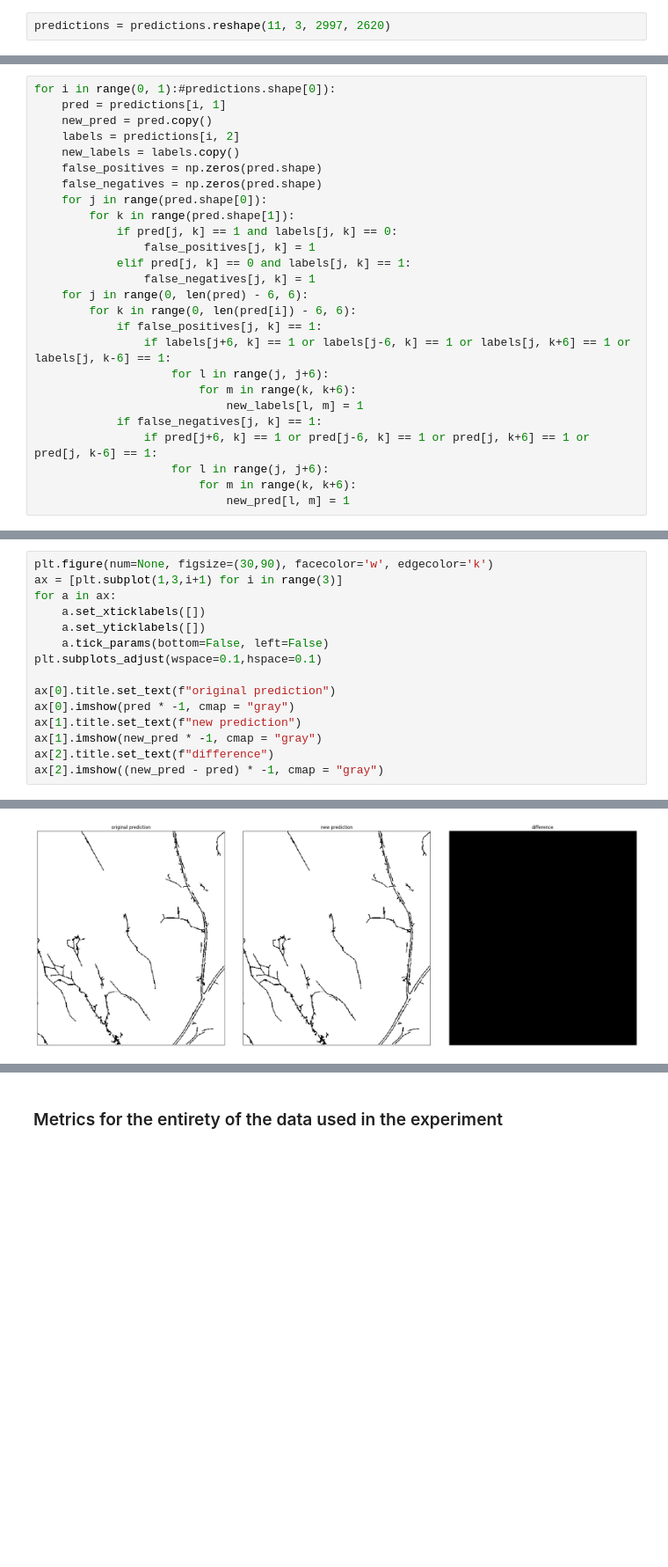
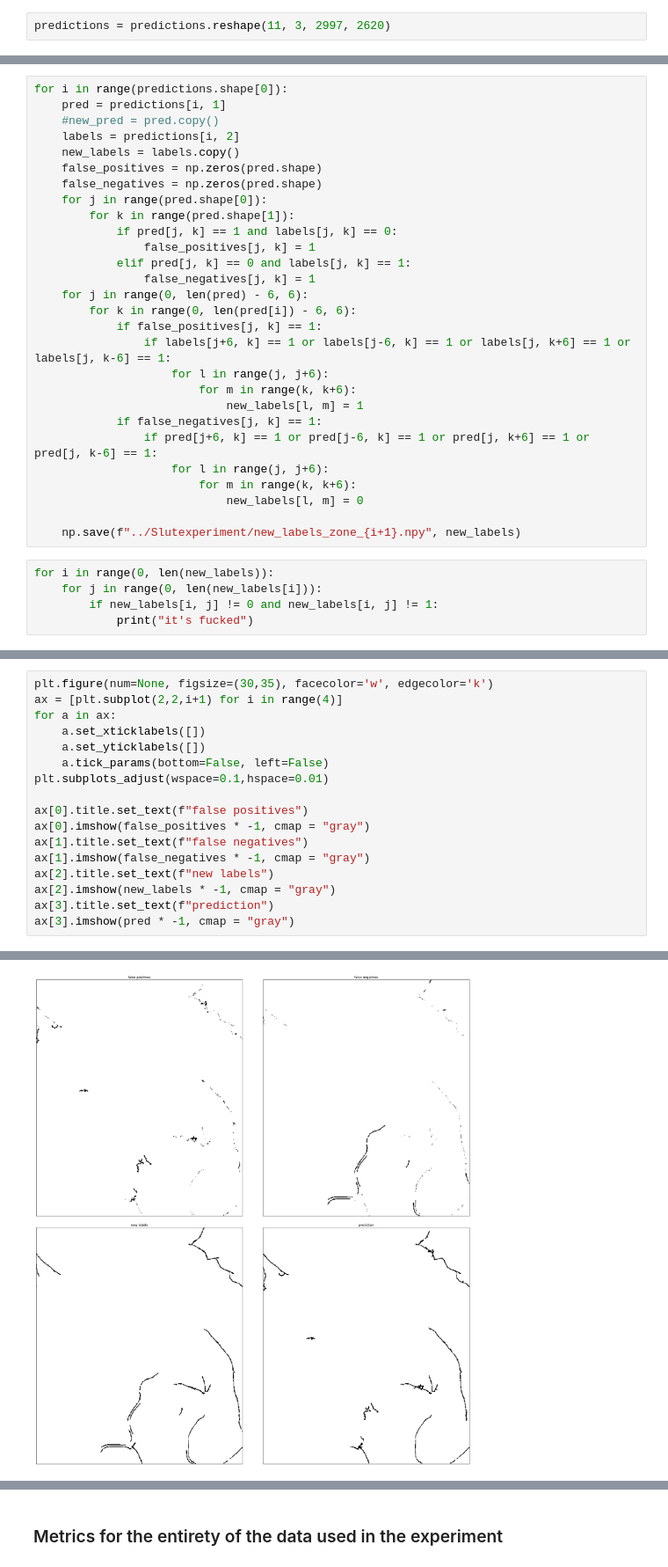
Before and after one commit to jonatan-flyckt/random_forest_lidar_ditch_detection, a Jupyter notebook: random_forest_experiment.ipynb, the cells around one changed output, grey strips where cells are left out. Shown at 88% size. Drawn from its saved outputs; the diff is of its cells as text; blank space fills up the shorter version.

Commit message:
Adds code to generate new labels.

```diff
--- a/random_forest_experiment.ipynb
+++ b/random_forest_experiment.ipynb
@@ -88,7 +92,7 @@ plt.imshow(predictions[0, 0])
 # %%
-for i in range(0, 1):#predictions.shape[0]):
+for i in range(predictions.shape[0]):
     pred = predictions[i, 1]
-    new_pred = pred.copy()
+    #new_pred = pred.copy()
     labels = predictions[i, 2]
     new_labels = labels.copy()
     false_positives = np.zeros(pred.shape)
@@ -110,4 +114,11 @@ for i in range(0, 1):#predictions.shape[0]):
                 if pred[j+6, k] == 1 or pred[j-6, k] == 1 or pred[j, k+6] == 1 or pred[j, k-6] == 1:
                     for l in range(j, j+6):
                         for m in range(k, k+6):
-                            new_pred[l, m] = 1
+                            new_labels[l, m] = 0
+
+    np.save(f"../Slutexperiment/new_labels_zone_{i+1}.npy", new_labels)
+# %%
+for i in range(0, len(new_labels)):
+    for j in range(0, len(new_labels[i])):
+        if new_labels[i, j] != 0 and new_labels[i, j] != 1:
+            print("it's fucked")
@@ -148,18 +175,20 @@ np.count_nonzero(new_labels)
 # %%
-plt.figure(num=None, figsize=(30,90), facecolor='w', edgecolor='k')
-ax = [plt.subplot(1,3,i+1) for i in range(3)]
+plt.figure(num=None, figsize=(30,35), facecolor='w', edgecolor='k')
+ax = [plt.subplot(2,2,i+1) for i in range(4)]
 for a in ax:
     a.set_xticklabels([])
     a.set_yticklabels([])
     a.tick_params(bottom=False, left=False)
-plt.subplots_adjust(wspace=0.1,hspace=0.1)
+plt.subplots_adjust(wspace=0.1,hspace=0.01)
 
-ax[0].title.set_text(f"original prediction")
-ax[0].imshow(pred * -1, cmap = "gray")
-ax[1].title.set_text(f"new prediction")
-ax[1].imshow(new_pred * -1, cmap = "gray")
-ax[2].title.set_text(f"difference")
-ax[2].imshow((new_pred - pred) * -1, cmap = "gray")
+ax[0].title.set_text(f"false positives")
+ax[0].imshow(false_positives * -1, cmap = "gray")
+ax[1].title.set_text(f"false negatives")
+ax[1].imshow(false_negatives * -1, cmap = "gray")
+ax[2].title.set_text(f"new labels")
+ax[2].imshow(new_labels * -1, cmap = "gray")
+ax[3].title.set_text(f"prediction")
+ax[3].imshow(pred * -1, cmap = "gray")
 # %% [output]
 <matplotlib.image.AxesImage at 0x...>
-[figure, old version]
+[figure, new version]
```
Also changed, not shown: parts of 18 cells of this notebook.
